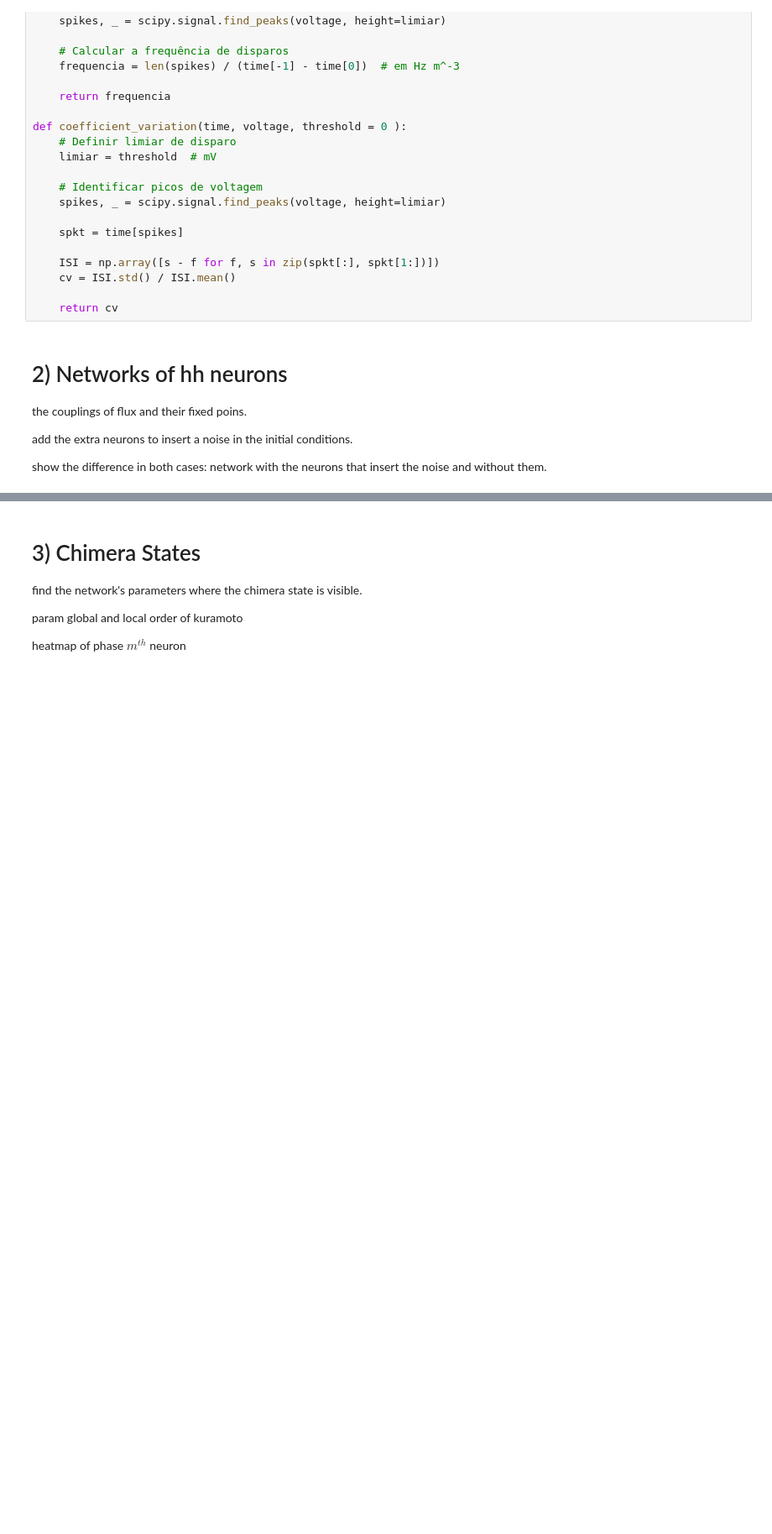
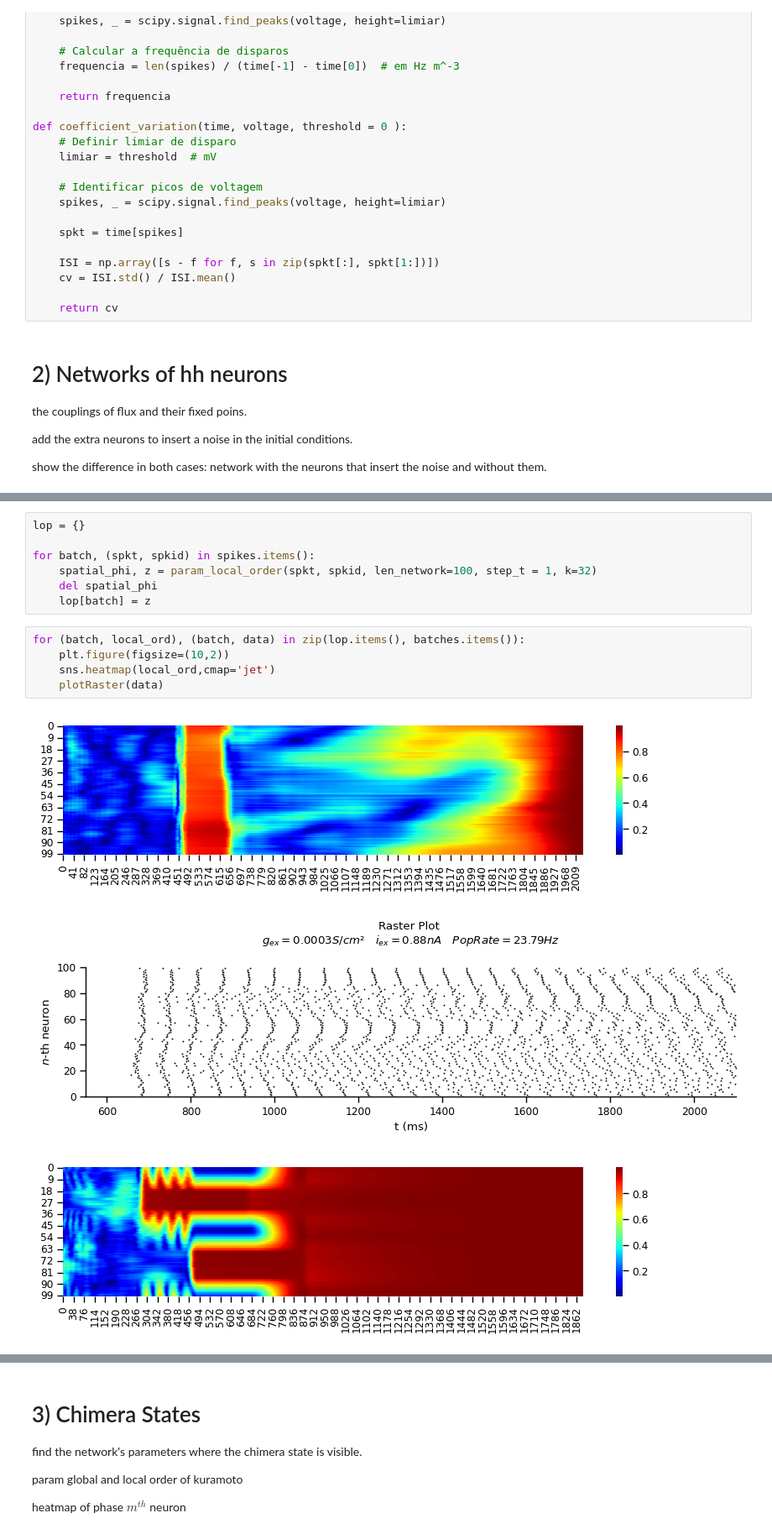
Before and after one commit to FernandoSBorges/chimeras, a Jupyter notebook: notebooks/analises_dissertacao.ipynb, the cells around one changed output, grey strips where cells are left out. Shown at 84% size. Saved outputs shown, nothing was run; the diff lists cells and outputs as text; blank space fills up the shorter version.

```diff
--- a/notebooks/analises_dissertacao.ipynb
+++ b/notebooks/analises_dissertacao.ipynb
@@ -583,0 +787,16 @@ show the difference in both cases: network with the neurons that insert the nois
+# %%
+lop = {}
+
+for batch, (spkt, spkid) in spikes.items():
+    spatial_phi, z = param_local_order(spkt, spkid, len_network=100, step_t = 1, k=32)
+    del spatial_phi
+    lop[batch] = z
+# %%
+for (batch, local_ord), (batch, data) in zip(lop.items(), batches.items()):
+    plt.figure(figsize=(10,2))
+    sns.heatmap(local_ord,cmap='jet')
+    plotRaster(data)
+# %% [output]
+[figure, added]
+[figure, added]
+[figure, added]
```
Also changed, not shown: parts of 12 cells of this notebook, 3 other files.
